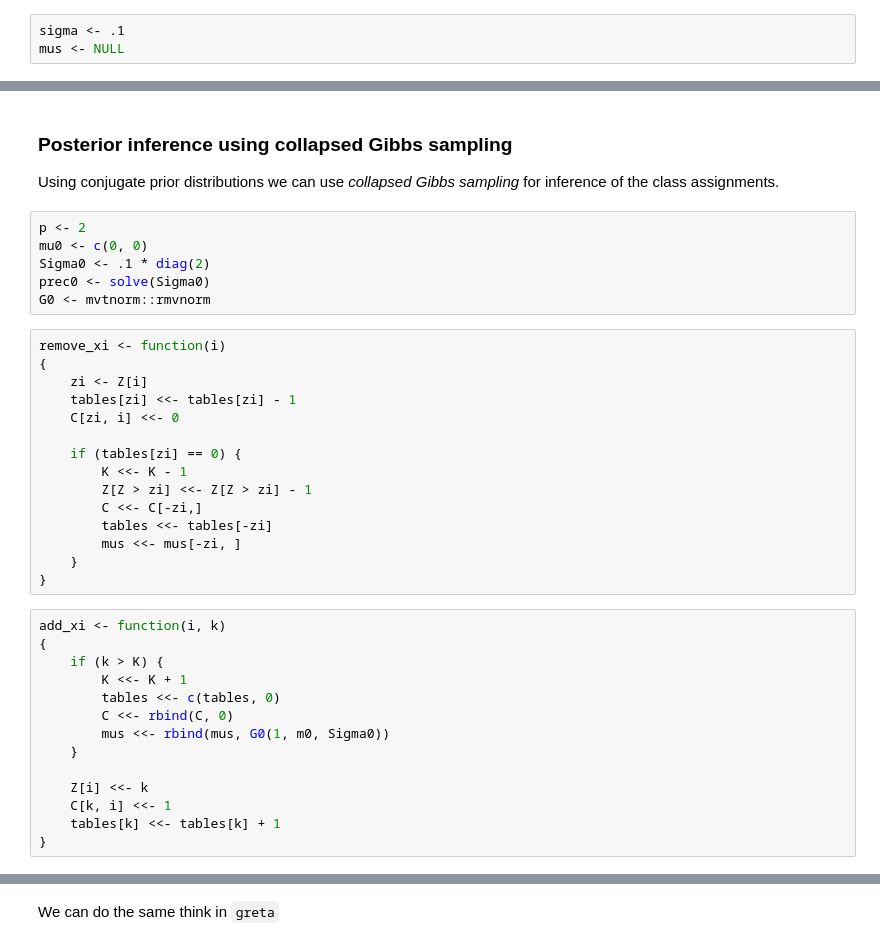
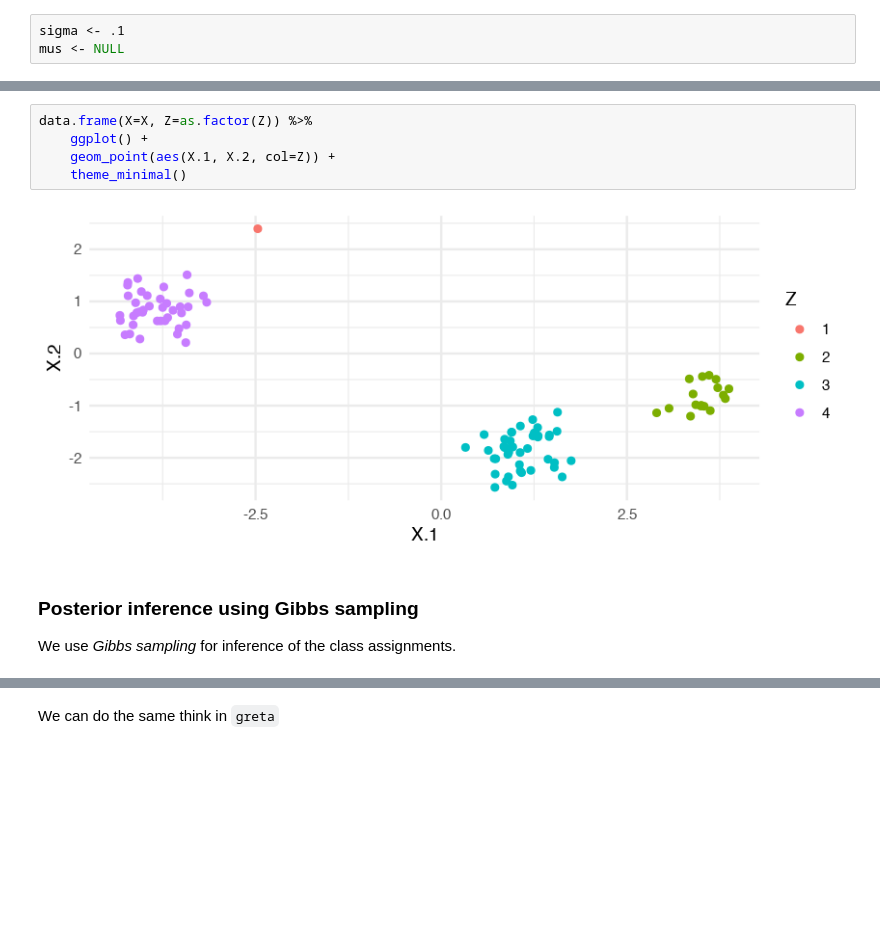
Before and after one commit to dirmeier/etudes, a Jupyter notebook: dirichlet_process_mixture_models.ipynb, the cells around one changed output, grey strips where cells are left out. Cells and saved outputs as stored; diff of their text form; blank space fills up the shorter version.

```diff
--- a/dirichlet_process_mixture_models.ipynb
+++ b/dirichlet_process_mixture_models.ipynb
@@ -78,39 +138,11 @@ plot(X, col=Z)
+# %%
+data.frame(X=X, Z=as.factor(Z)) %>%
+    ggplot() +
+    geom_point(aes(X.1, X.2, col=Z)) +
+    theme_minimal()
+# %% [output]
+[figure, added]
 # %% [markdown]
-### Posterior inference using collapsed Gibbs sampling
+### Posterior inference using Gibbs sampling
 
-Using conjugate prior distributions we can use *collapsed Gibbs sampling* for inference of the class assignments.
+We use *Gibbs sampling* for inference of the class assignments.
-# %%
-p <- 2
-mu0 <- c(0, 0)
-Sigma0 <- .1 * diag(2)
-prec0 <- solve(Sigma0)
-G0 <- mvtnorm::rmvnorm
-# %%
-remove_xi <- function(i)
-{
-    zi <- Z[i]
-    tables[zi] <<- tables[zi] - 1
-    C[zi, i] <<- 0
-
-    if (tables[zi] == 0) {
-        K <<- K - 1
-        Z[Z > zi] <<- Z[Z > zi] - 1
-        C <<- C[-zi,]
-        tables <<- tables[-zi]
-        mus <<- mus[-zi, ]
-    }
-}
-# %%
-add_xi <- function(i, k)
-{
-    if (k > K) {
-        K <<- K + 1
-        tables <<- c(tables, 0)
-        C <<- rbind(C, 0)
-        mus <<- rbind(mus, G0(1, m0, Sigma0))
-    }
-
-    Z[i] <<- k
-    C[k, i] <<- 1
-    tables[k] <<- tables[k] + 1
-}
```
Also changed, not shown: parts of 41 cells of this notebook, 1 other file.
